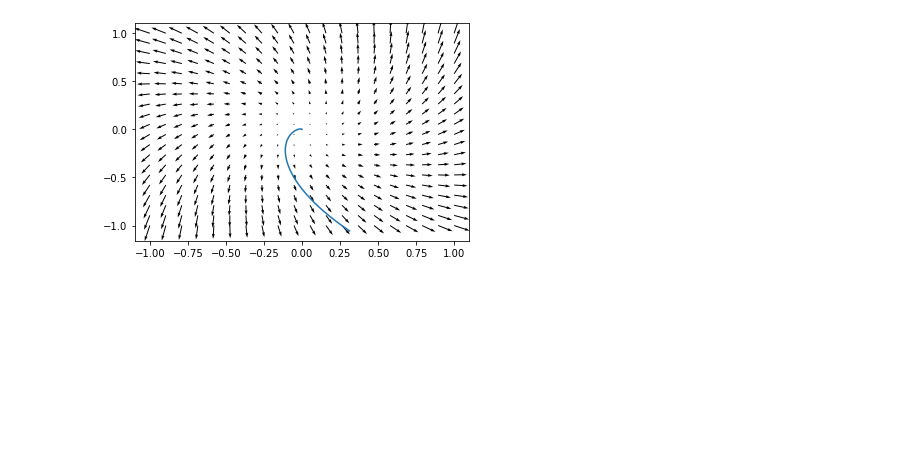
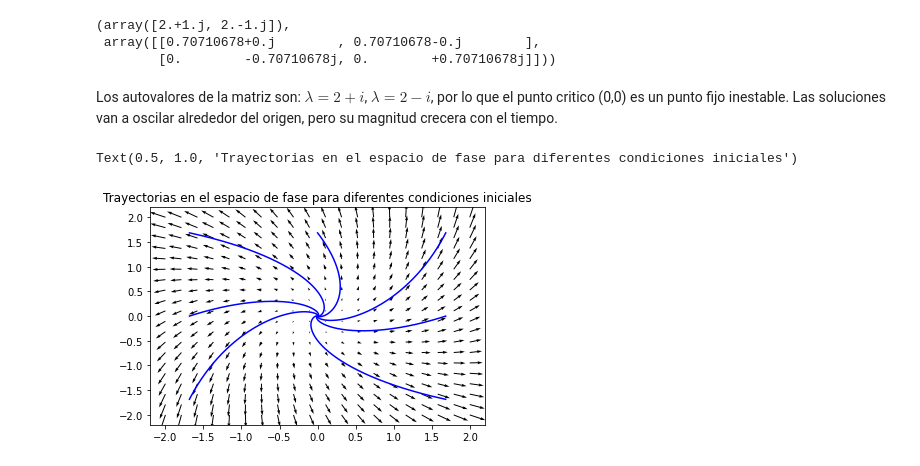
Before and after one commit to andresarias1105/MetodosII_AndresArias_JuanGuzman, a Jupyter notebook: Tarea 3/Estabilidad_Punto1.ipynb, the cells around one changed output. Drawn from its saved outputs; the diff is of its cells as text; code cells hidden in the pictures; blank space fills up the shorter version.

Commit message:
Punto_1-ver2

```diff
--- a/Tarea 3/Estabilidad_Punto1.ipynb
+++ b/Tarea 3/Estabilidad_Punto1.ipynb
@@ -84,10 +61,12 @@ def IntegratorAdams(f,r0,t):
 
     return xc,yc
 # %%
-t = np.linspace(0,5,100000)
+t = np.linspace(0,np.pi,1000)
 h = t[1] - t[0]
 r0 = [0+h,0]
 sol = IntegratorAdams(System,r0,t)
+solExact = odeint(System,r0,t)
+
 plt.plot(sol[0],sol[1])
 # %% [output]
 [<matplotlib.lines.Line2D at 0x...>]
@@ -97,8 +98,33 @@ plt.plot(sol[0],sol[1])
+# %%
+M=np.array([[2,-1],[1,2]])
+
+Values,vectors=np.linalg.eig(M)
+
+Values, vectors
+# %% [output]
+(array([2.+1.j, 2.-1.j]),
+ array([[0.70710678+0.j        , 0.70710678-0.j        ],
+        [0.        -0.70710678j, 0.        +0.70710678j]]))
+# %% [markdown]
+Los autovalores de la matriz son: $\lambda= 2+i$,  $\lambda= 2-i$, por lo que el punto critico (0,0) es un punto fijo inestable. Las soluciones van a oscilar alrededor del origen, pero su magnitud crecera con el tiempo.
 # %%
 
-plt.plot(sol[0],sol[1])
-x_,y_ = np.meshgrid(np.linspace(-1,1,20),np.linspace(-1,1,20))
-plt.quiver(x_,y_,System([x_,y_],t)[0],System([x_,y_],t)[1])
-plt.show()
+fig=plt.figure()
+ax=fig.add_subplot()
+
+r=[(0+h,0),(0-h,0),(0+h,0+h),(0,0-h),(0-h,0-h),(0+h,0-h),(0-h,0+h)]
+
+for i in r:
+
+    sol_ = IntegratorAdams(System,i,t)
+    ax.plot(sol_[0],sol_[1],c="b")
+
+
+
+
+x_,y_ = np.meshgrid(np.linspace(-2,2,20),np.linspace(-2,2,20))
+ax.quiver(x_,y_,System([x_,y_],t)[0],System([x_,y_],t)[1])
+ax.set_title(label="Trayectorias en el espacio de fase para diferentes condiciones iniciales")
 # %% [output]
+Text(0.5, 1.0, 'Trayectorias en el espacio de fase para diferentes condiciones iniciales')
-[figure, old version]
+[figure, new version]
```
Also changed, not shown: parts of 6 cells of this notebook.
